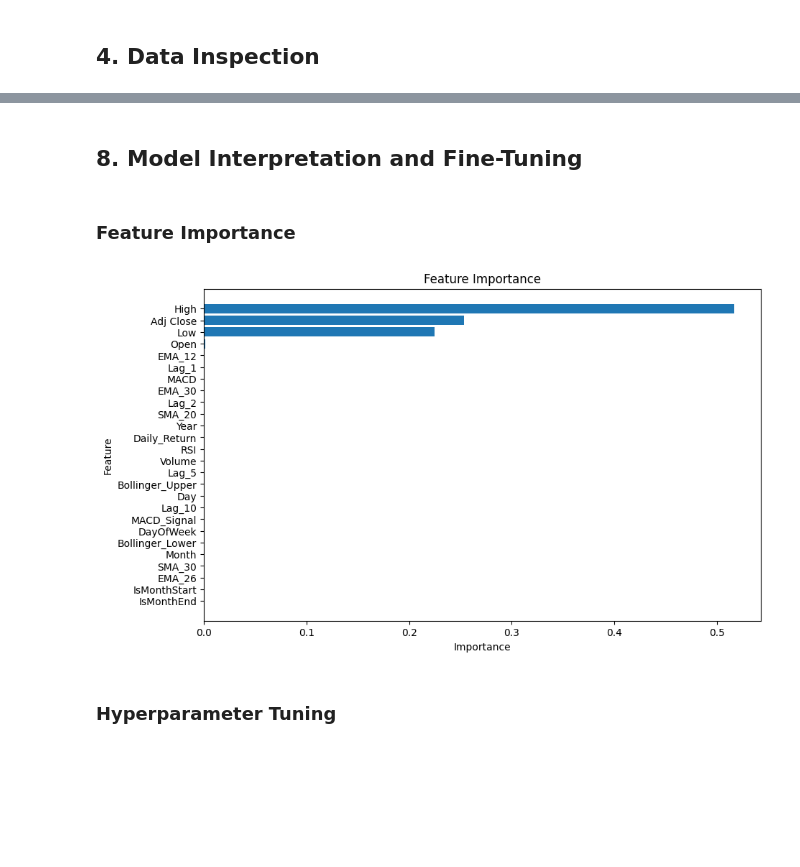
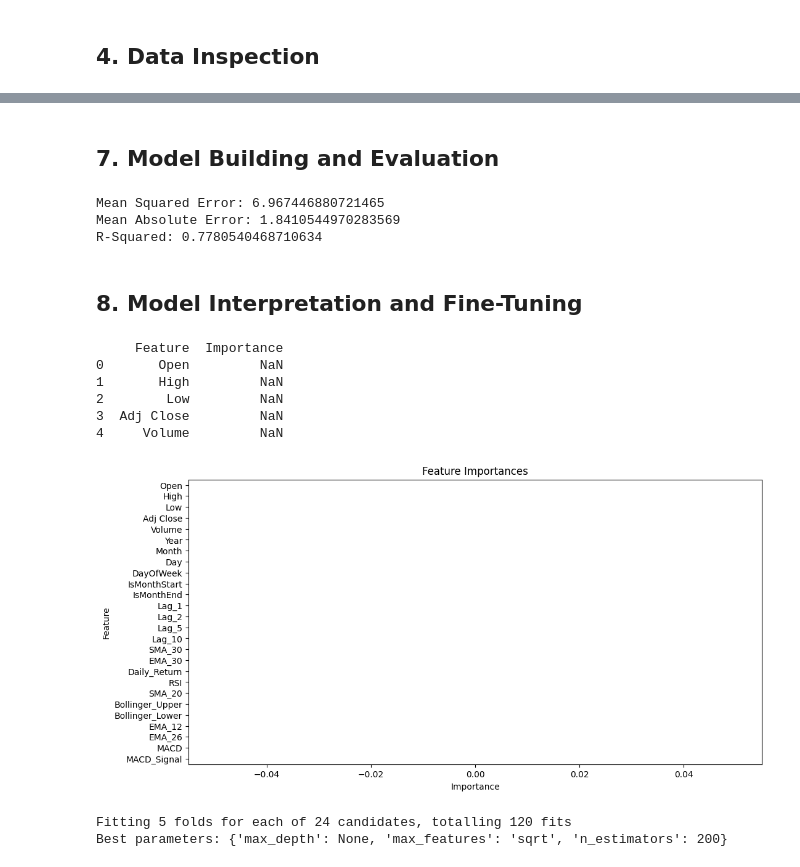
Before and after one commit to JoshuaPaul-lasisi/Stock-Price-Forecasting, a Jupyter notebook: notebook.ipynb, the cells around one changed output, grey strips where cells are left out. Saved outputs shown, nothing was run; the diff lists cells and outputs as text; code cells hidden in the pictures; blank space fills up the shorter version.

```diff
--- a/notebook.ipynb
+++ b/notebook.ipynb
@@ -238,4 +56,0 @@ ValueError: You must specify a period or x must be a pandas object with a Period
-# %%
-stock['Lag_1'] = stock['Close'].shift(1)
-stock['Lag_2'] = stock['Close'].shift(2)
-stock = stock.dropna()
@@ -380,21 +283,70 @@ R-Squared: 0.9778358448812579
+# %% [markdown]
+## 7. Model Building and Evaluation
+# %%
+from sklearn.model_selection import train_test_split
+from sklearn.ensemble import RandomForestRegressor
+from sklearn.metrics import mean_squared_error, mean_absolute_error, r2_score
+
+# Prepare data for training
+features = stock.drop(['Close'], axis=1)
+target = stock['Close']
+
+X_train, X_test, y_train, y_test = train_test_split(features, target, test_size=0.2, random_state=42, shuffle=False)
+
+# Train Regression model
+model = RandomForestRegressor(n_estimators=100, random_state=42)
+model.fit(X_train, y_train)
+
+# Model Evaluation
+y_pred = model.predict(X_test)
+mse = mean_squared_error(y_test, y_pred)
+mae = mean_absolute_error(y_test, y_pred)
+r2 = r2_score(y_test, y_pred)
+
+print(f'Mean Squared Error: {mse}')
+print(f'Mean Absolute Error: {mae}')
+print(f'R-Squared: {r2}')
+# %% [output]
+Mean Squared Error: 6.967446880721465
+Mean Absolute Error: 1.8410544970283569
+R-Squared: 0.7780540468710634
 # %% [markdown]
 ## 8. Model Interpretation and Fine-Tuning
-# %% [markdown]
-### Feature Importance
 # %%
+# Feature Importance
 importances = model.feature_importances_
 feature_names = X_train.columns
 importance_df = pd.DataFrame({'Feature': feature_names, 'Importance': importances})
 importance_df = importance_df.sort_values(by='Importance', ascending=False)
+print(importance_df.head())
 
-plt.figure(figsize=(10, 6))
-plt.barh(importance_df['Feature'], importance_df['Importance'])
-plt.title('Feature Importance')
+plt.figure(figsize=(12, 6))
+sns.barplot(x='Importance', y='Feature', data=importance_df)
+plt.title('Feature Importances')
 plt.xlabel('Importance')
 plt.ylabel('Feature')
-plt.gca().invert_yaxis()
 plt.show()
+
+# Hyperparameter Tuning with GridSearchCV (Optional)
+from sklearn.model_selection import GridSearchCV
+
+param_grid = {
+    'n_estimators': [50, 100, 200],
+    'max_features': ['sqrt', 'log2'],  # Valid options
+    'max_depth': [None, 10, 20, 30]
+}
+
+grid_search = GridSearchCV(estimator=model, param_grid=param_grid, cv=5, n_jobs=-1, verbose=2, error_score='raise')
+grid_search.fit(X_train, y_train)
+best_params = grid_search.best_params_
+print(f'Best parameters: {best_params}')
 # %% [output]
+     Feature  Importance
+0       Open         NaN
+1       High         NaN
+2        Low         NaN
+3  Adj Close         NaN
+4     Volume         NaN
-[figure, old version]
+[figure, new version]
+Fitting 5 folds for each of 24 candidates, totalling 120 fits
+Best parameters: {'max_depth': None, 'max_features': 'sqrt', 'n_estimators': 200}
-# %% [markdown]
-### Hyperparameter Tuning
```
Also changed, not shown: parts of 60 cells of this notebook.
